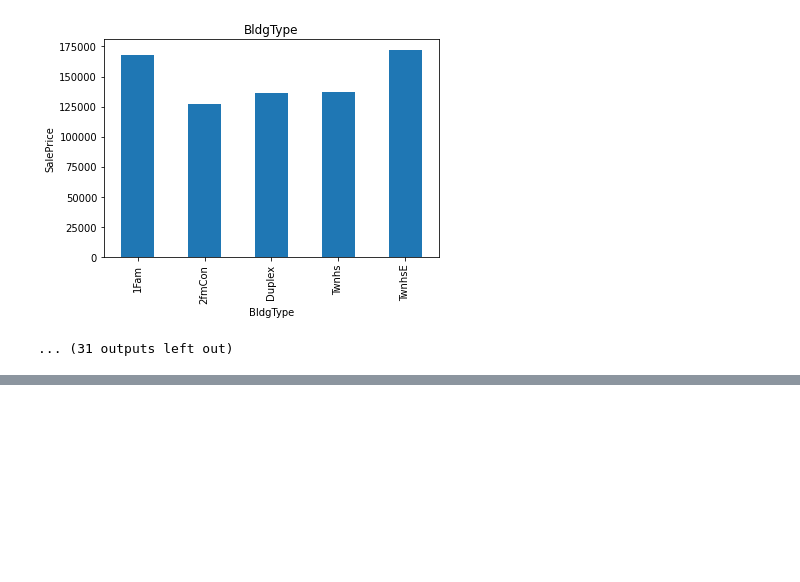
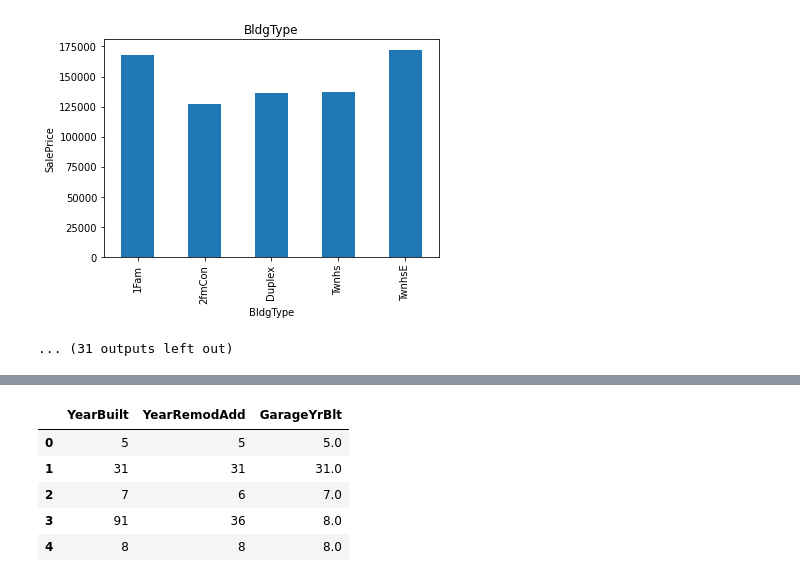
Before and after one commit to brunoportela/ML-Projects, a Jupyter notebook: Housing Prices Prediction - Kaggle/ Housing Prices Prediction - Kaggle.ipynb, the cells around one changed output, grey strips where cells are left out. Saved outputs shown, nothing was run; the diff lists cells and outputs as text; code cells hidden in the pictures; blank space fills up the shorter version.

```diff
--- a/Housing Prices Prediction - Kaggle/ Housing Prices Prediction - Kaggle.ipynb
+++ b/Housing Prices Prediction - Kaggle/ Housing Prices Prediction - Kaggle.ipynb
@@ -462,0 +559,7 @@ for feature in cat_features:
+# %%
+# Numerical features with missing values
+num_null_features = [feature for feature in train_set.columns if train_set[feature].isnull().sum() > 0
+                     and train_set[feature].dtypes != 'O']
+
+for feature in num_null_features:
+    print("{}: {}% missing values".format(feature,np.round(train_set[feature].isnull().mean(),4)))
@@ -462,0 +611,9 @@ for feature in cat_features:
+# %%
+train_set[temporal_features].head(5)
+# %% [output]
+|  | YearBuilt | YearRemodAdd | GarageYrBlt |
+| 0 | 5 | 5 | 5.0 |
+| 1 | 31 | 31 | 31.0 |
+| 2 | 7 | 6 | 7.0 |
+| 3 | 91 | 36 | 8.0 |
+| 4 | 8 | 8 | 8.0 |
```
Also changed, not shown: parts of 26 cells of this notebook.
